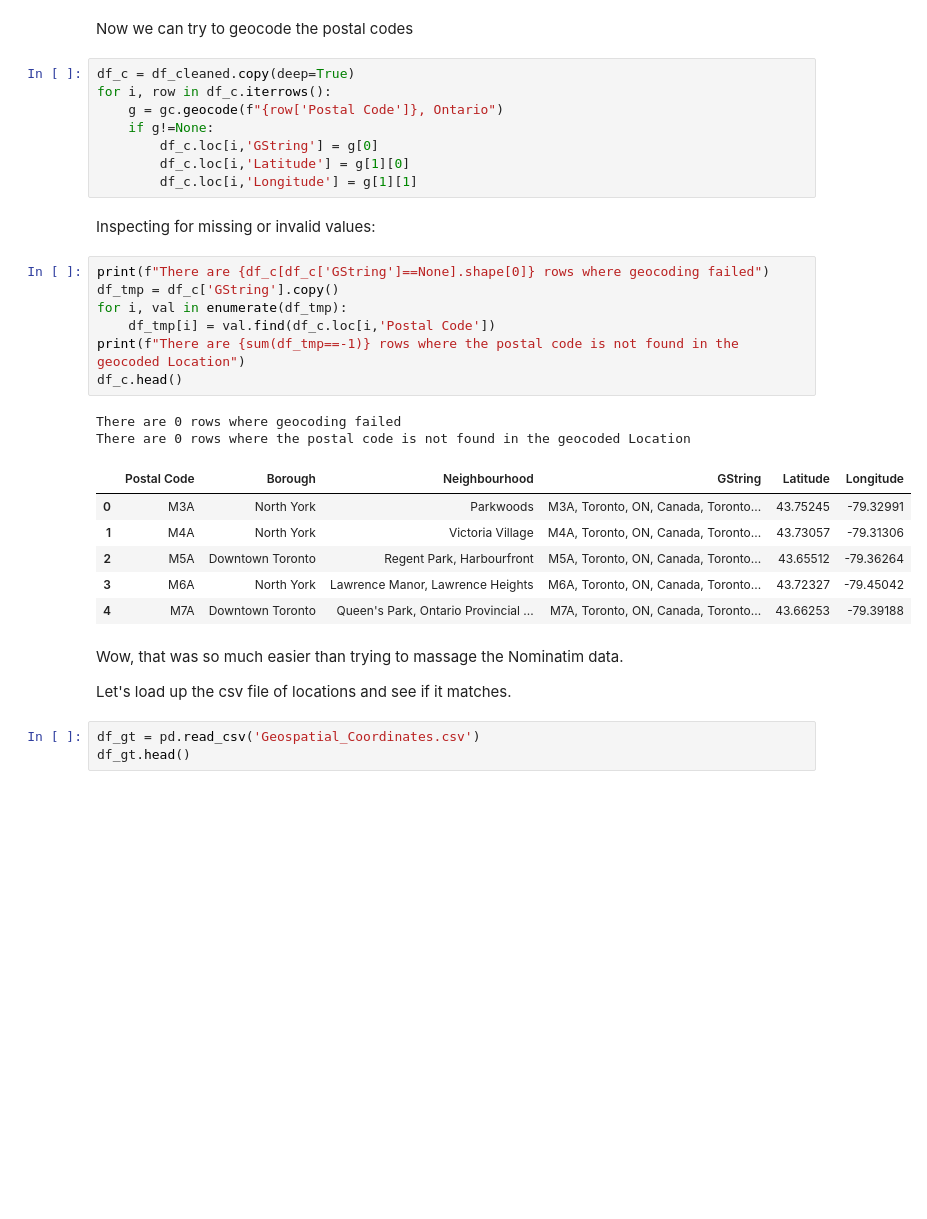
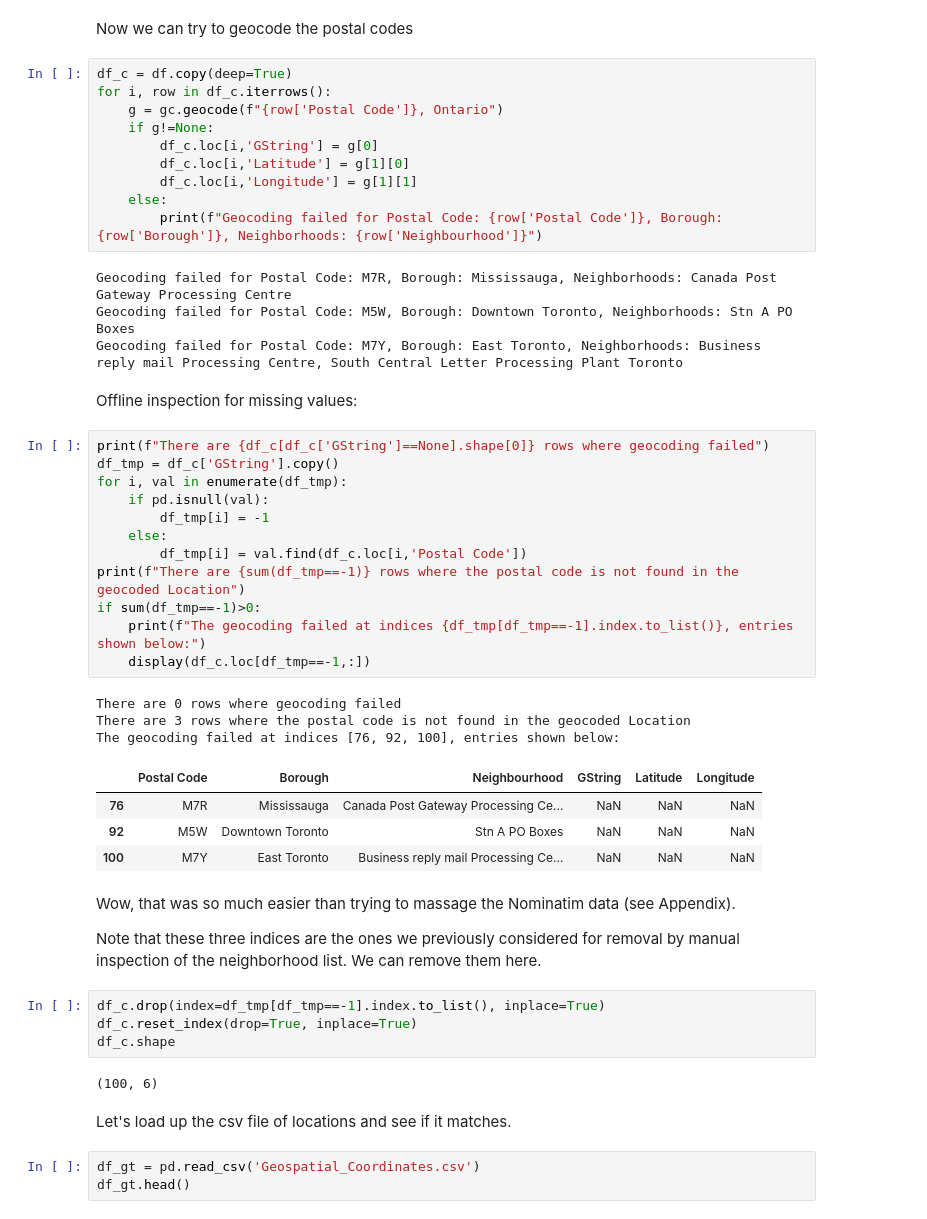
Before and after one commit to Arkadiatri/Neighborhood-Clustering-Canada, a Jupyter notebook: Capstone.ipynb, the cells around one changed output. Drawn from its saved outputs; the diff is of its cells as text; blank space fills up the shorter version.

```diff
--- a/Capstone.ipynb
+++ b/Capstone.ipynb
@@ -192,34 +194,52 @@ gc = Here(apikey=config.HERE_APIKEY)
 # %% [markdown]
 Now we can try to geocode the postal codes
 # %%
-df_c = df_cleaned.copy(deep=True)
+df_c = df.copy(deep=True)
 for i, row in df_c.iterrows():
     g = gc.geocode(f"{row['Postal Code']}, Ontario")
     if g!=None:
         df_c.loc[i,'GString'] = g[0]
         df_c.loc[i,'Latitude'] = g[1][0]
         df_c.loc[i,'Longitude'] = g[1][1]
+    else:
+        print(f"Geocoding failed for Postal Code: {row['Postal Code']}, Borough: {row['Borough']}, Neighborhoods: {row['Neighbourhood']}")
+# %% [output]
+Geocoding failed for Postal Code: M7R, Borough: Mississauga, Neighborhoods: Canada Post Gateway Processing Centre
+Geocoding failed for Postal Code: M5W, Borough: Downtown Toronto, Neighborhoods: Stn A PO Boxes
+Geocoding failed for Postal Code: M7Y, Borough: East Toronto, Neighborhoods: Business reply mail Processing Centre, South Central Letter Processing Plant Toronto
 # %% [markdown]
-Inspecting for missing or invalid values:
+Offline inspection for missing values:
 # %%
 print(f"There are {df_c[df_c['GString']==None].shape[0]} rows where geocoding failed")
 df_tmp = df_c['GString'].copy()
 for i, val in enumerate(df_tmp):
-    df_tmp[i] = val.find(df_c.loc[i,'Postal Code'])
+    if pd.isnull(val):
+        df_tmp[i] = -1
+    else:
+        df_tmp[i] = val.find(df_c.loc[i,'Postal Code'])
 print(f"There are {sum(df_tmp==-1)} rows where the postal code is not found in the geocoded Location")
-df_c.head()
+if sum(df_tmp==-1)>0:
+    print(f"The geocoding failed at indices {df_tmp[df_tmp==-1].index.to_list()}, entries shown below:")
+    display(df_c.loc[df_tmp==-1,:])
 # %% [output]
 There are 0 rows where geocoding failed
-There are 0 rows where the postal code is not found in the geocoded Location
+There are 3 rows where the postal code is not found in the geocoded Location
+The geocoding failed at indices [76, 92, 100], entries shown below:
 |  | Postal Code | Borough | Neighbourhood | GString | Latitude | Longitude |
-| 0 | M3A | North York | Parkwoods | M3A, Toronto, ON, Canada, Toronto... | 43.75245 | -79.32991 |
-| 1 | M4A | North York | Victoria Village | M4A, Toronto, ON, Canada, Toronto... | 43.73057 | -79.31306 |
-| 2 | M5A | Downtown Toronto | Regent Park, Harbourfront | M5A, Toronto, ON, Canada, Toronto... | 43.65512 | -79.36264 |
-| 3 | M6A | North York | Lawrence Manor, Lawrence Heights | M6A, Toronto, ON, Canada, Toronto... | 43.72327 | -79.45042 |
-| 4 | M7A | Downtown Toronto | Queen's Park, Ontario Provincial ... | M7A, Toronto, ON, Canada, Toronto... | 43.66253 | -79.39188 |
+| 76 | M7R | Mississauga | Canada Post Gateway Processing Ce... | NaN | NaN | NaN |
+| 92 | M5W | Downtown Toronto | Stn A PO Boxes | NaN | NaN | NaN |
+| 100 | M7Y | East Toronto | Business reply mail Processing Ce... | NaN | NaN | NaN |
+# %% [markdown]
+Wow, that was so much easier than trying to massage the Nominatim data (see Appendix).
+
+Note that these three indices are the ones we previously considered for removal by manual inspection of the neighborhood list.  We can remove them here.
+# %%
+df_c.drop(index=df_tmp[df_tmp==-1].index.to_list(), inplace=True)
+df_c.reset_index(drop=True, inplace=True)
+df_c.shape
+# %% [output]
+(100, 6)
 # %% [markdown]
-Wow, that was so much easier than trying to massage the Nominatim data.
-
 Let's load up the csv file of locations and see if it matches.
 # %%
 df_gt = pd.read_csv('Geospatial_Coordinates.csv')
```
Also changed, not shown: parts of 100 cells of this notebook.
